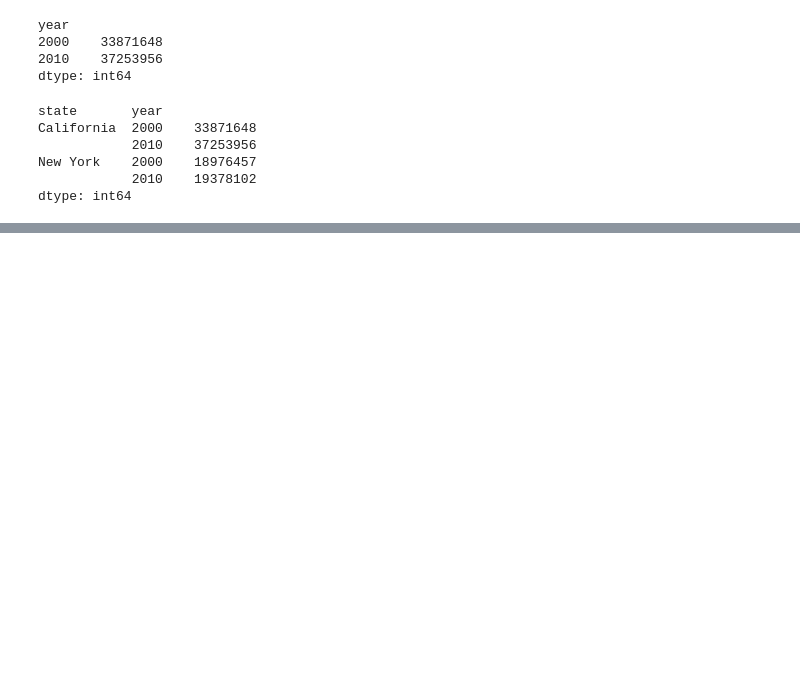
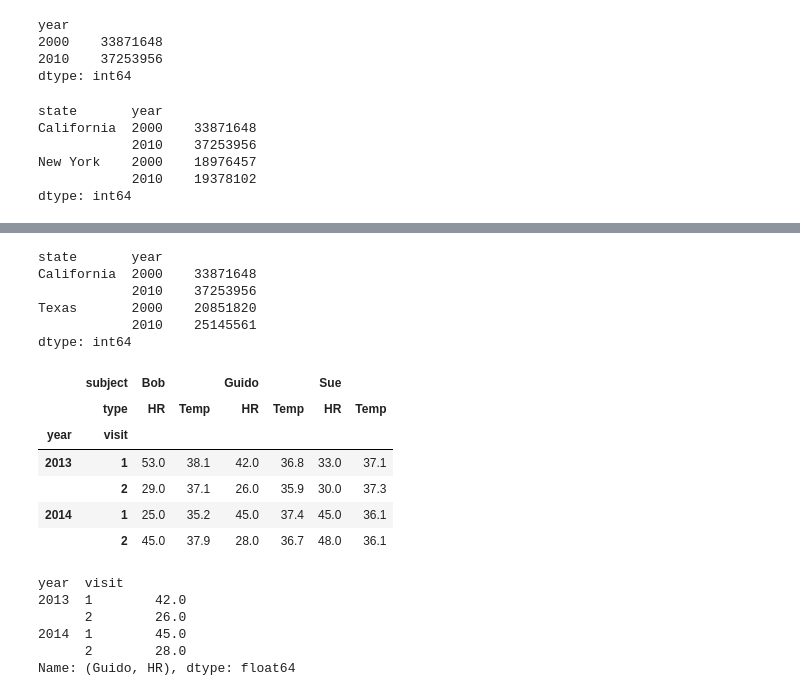
Before and after one commit to Source-lab1/Data-Analysis, a Jupyter notebook: Pandas 5pm.ipynb, the cells around one changed output, grey strips where cells are left out. Cells and saved outputs as stored; diff of their text form; code cells hidden in the pictures; blank space fills up the shorter version.

```diff
--- a/Pandas 5pm.ipynb
+++ b/Pandas 5pm.ipynb
@@ -1304,0 +1335,28 @@ dtype: int64
+# %%
+pop[['California', 'Texas']]
+# %% [output]
+state       year
+California  2000    33871648
+            2010    37253956
+Texas       2000    20851820
+            2010    25145561
+dtype: int64
+# %%
+health_data
+# %% [output]
+|  | subject | Bob |  | Guido |  | Sue |  |
+|  | type | HR | Temp | HR | Temp | HR | Temp |
+| year | visit |  |  |  |  |  |  |
+| 2013 | 1 | 53.0 | 38.1 | 42.0 | 36.8 | 33.0 | 37.1 |
+|  | 2 | 29.0 | 37.1 | 26.0 | 35.9 | 30.0 | 37.3 |
+| 2014 | 1 | 25.0 | 35.2 | 45.0 | 37.4 | 45.0 | 36.1 |
+|  | 2 | 45.0 | 37.9 | 28.0 | 36.7 | 48.0 | 36.1 |
+# %%
+health_data['Guido', 'HR']
+# %% [output]
+year  visit
+2013  1        42.0
+      2        26.0
+2014  1        45.0
+      2        28.0
+Name: (Guido, HR), dtype: float64
```
Also changed, not shown: parts of 45 cells of this notebook.
